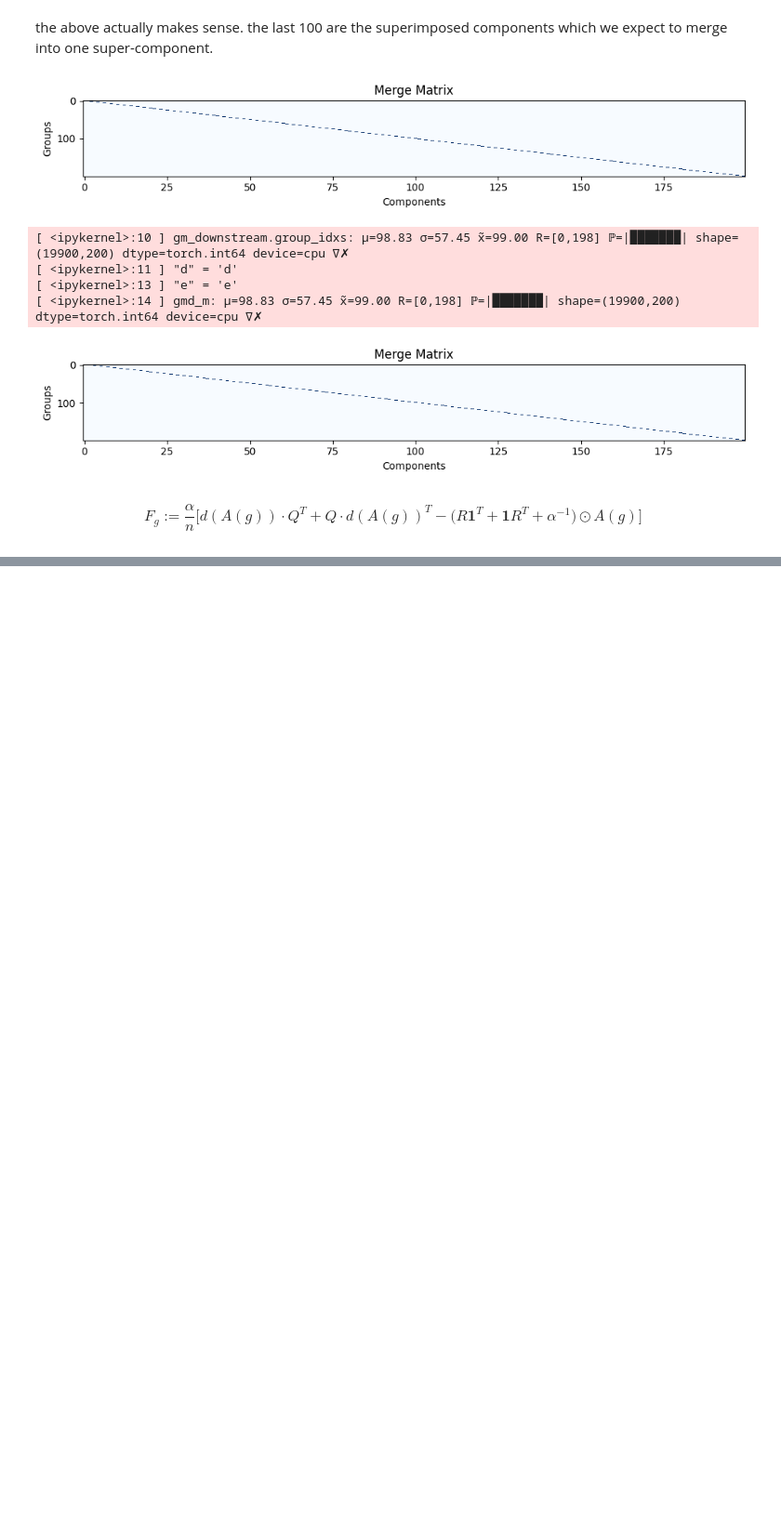
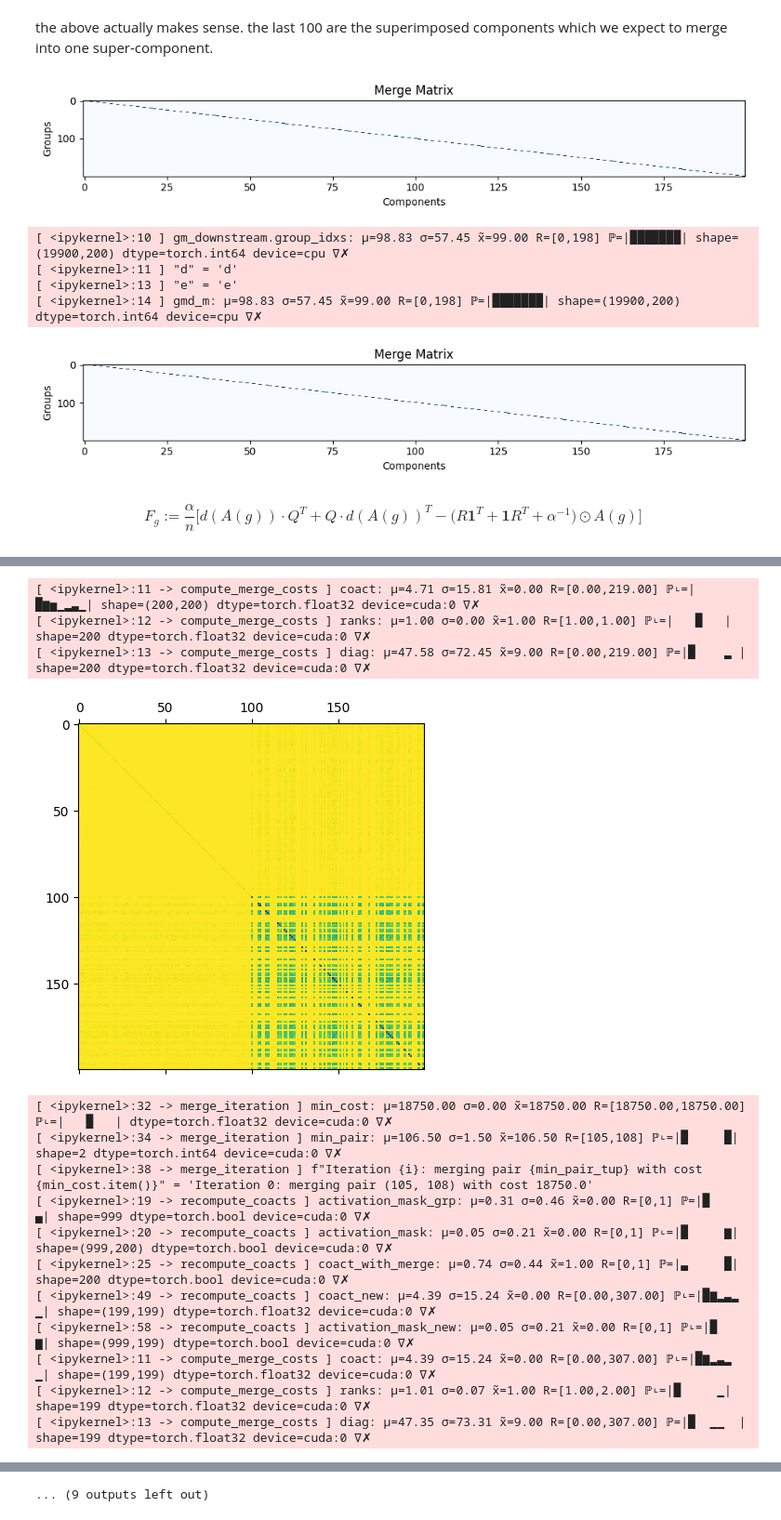
Before and after one commit to mivanit/apd, a Jupyter notebook: notebooks/mivanit/dev_grouping_3.ipynb, the cells around one changed output, grey strips where cells are left out. Shown at 93% size. Drawn from its saved outputs; the diff is of its cells as text; code cells hidden in the pictures; blank space fills up the shorter version.

```diff
--- a/notebooks/mivanit/dev_grouping_3.ipynb
+++ b/notebooks/mivanit/dev_grouping_3.ipynb
@@ -158,0 +247,75 @@ plt.matshow(costs.cpu(), cmap='viridis')
+# %%
+def merge_iteration(
+	coact: Bool[Tensor, "c_components c_components"],
+	activation_mask: Bool[Tensor, "samples c_components"],
+    alpha: float = 1.0,
+	iters: int = 100,
+):
+	# check shapes
+	c_components: int = coact.shape[0]
+	assert coact.shape[1] == c_components, "Coactivation matrix must be square"
+	assert activation_mask.shape[1] == c_components, "Activation mask must match coactivation matrix shape"
+
+	# start with an identity merge
+	current_merge: GroupMerge = GroupMerge.identity(n_components=c_components)
+	k_groups: int = c_components
+	current_coact: Float[Tensor, "k_groups k_groups"] = coact.clone()
+	current_act_mask: Bool[Tensor, "samples k_groups"] = activation_mask.clone()
+
+	# iteration counter
+	i: int = 0
+	while i < iters:
+		# compute costs
+		costs: Float[Tensor, "c_components c_components"] = compute_merge_costs(
+			coact=current_coact,
+			merges=current_merge,
+			alpha=alpha,
+		)
+
+		# find the minimum cost pair
+		plt.matshow(costs.cpu(), cmap='viridis')
+		plt.show()
+		min_cost: Float[Tensor, ""] = costs[~torch.eye(k_groups, dtype=torch.bool)].min()
+		dbg_auto(min_cost)
+		min_pair: Int[Tensor, "i j"] = torch.where(costs == min_cost)[0]
+		dbg_auto(min_pair)
+		min_pair_tup: tuple[int, int] = (min_pair[0].item(), min_pair[1].item())
+
+		# merge the pair
+		dbg(f"Iteration {i}: merging pair {min_pair_tup} with cost {min_cost.item()}")
+		current_merge, current_coact, current_act_mask = recompute_coacts(
+			coact=current_coact,
+			merges=current_merge,
+			merge_pair=min_pair_tup,
+			activation_mask=current_act_mask,
+		)
+
+		k_groups -= 1
+		assert current_coact.shape[0] == k_groups, "Coactivation matrix shape should match number of groups"
+		assert current_coact.shape[1] == k_groups, "Coactivation matrix shape should match number of groups"
+		assert current_act_mask.shape[1] == k_groups, "Activation mask shape should match number of groups"
+
+		i += 1
+
+merge_iteration(
+	coact=COACTIVATIONS['co_occurrence_matrix'],
+	activation_mask=COACTIVATIONS['active_mask'],
+	alpha=1.0,
+	iters=10,
+)
+# %% [output]
+[ <ipykernel>:11 -> compute_merge_costs ] coact: μ=4.71 σ=15.81 x̃=0.00 R=[0.00,219.00] ℙ˪=|█▆▅▁▂▃▁| shape=(200,200) dtype=torch.float32 device=cuda:0 ∇✗
+[ <ipykernel>:12 -> compute_merge_costs ] ranks: μ=1.00 σ=0.00 x̃=1.00 R=[1.00,1.00] ℙ˪=|   █   | shape=200 dtype=torch.float32 device=cuda:0 ∇✗
+[ <ipykernel>:13 -> compute_merge_costs ] diag: μ=47.58 σ=72.45 x̃=9.00 R=[0.00,219.00] ℙ=|█    ▂ | shape=200 dtype=torch.float32 device=cuda:0 ∇✗
+[figure, added]
+[ <ipykernel>:32 -> merge_iteration ] min_cost: μ=18750.00 σ=0.00 x̃=18750.00 R=[18750.00,18750.00] ℙ˪=|   █   | dtype=torch.float32 device=cuda:0 ∇✗
+[ <ipykernel>:34 -> merge_iteration ] min_pair: μ=106.50 σ=1.50 x̃=106.50 R=[105,108] ℙ˪=|█     █| shape=2 dtype=torch.int64 device=cuda:0 ∇✗
+[ <ipykernel>:38 -> merge_iteration ] f"Iteration {i}: merging pair {min_pair_tup} with cost {min_cost.item()}" = 'Iteration 0: merging pair (105, 108) with cost 18750.0'
+[ <ipykernel>:19 -> recompute_coacts ] activation_mask_grp: μ=0.31 σ=0.46 x̃=0.00 R=[0,1] ℙ=|█     ▄| shape=999 dtype=torch.bool device=cuda:0 ∇✗
+[ <ipykernel>:20 -> recompute_coacts ] activation_mask: μ=0.05 σ=0.21 x̃=0.00 R=[0,1] ℙ˪=|█     ▆| shape=(999,200) dtype=torch.bool device=cuda:0 ∇✗
+[ <ipykernel>:25 -> recompute_coacts ] coact_with_merge: μ=0.74 σ=0.44 x̃=1.00 R=[0,1] ℙ=|▃     █| shape=200 dtype=torch.bool device=cuda:0 ∇✗
+[ <ipykernel>:49 -> recompute_coacts ] coact_new: μ=4.39 σ=15.24 x̃=0.00 R=[0.00,307.00] ℙ˪=|█▆▂▃▂ ▁| shape=(199,199) dtype=torch.float32 device=cuda:0 ∇✗
+[ <ipykernel>:58 -> recompute_coacts ] activation_mask_new: μ=0.05 σ=0.21 x̃=0.00 R=[0,1] ℙ˪=|█     ▆| shape=(999,199) dtype=torch.bool device=cuda:0 ∇✗
+[ <ipykernel>:11 -> compute_merge_costs ] coact: μ=4.39 σ=15.24 x̃=0.00 R=[0.00,307.00] ℙ˪=|█▆▂▃▂ ▁| shape=(199,199) dtype=torch.float32 device=cuda:0 ∇✗
+[ <ipykernel>:12 -> compute_merge_costs ] ranks: μ=1.01 σ=0.07 x̃=1.00 R=[1.00,2.00] ℙ˪=|█     ▁| shape=199 dtype=torch.float32 device=cuda:0 ∇✗
+[ <ipykernel>:13 -> compute_merge_costs ] diag: μ=47.35 σ=73.31 x̃=9.00 R=[0.00,307.00] ℙ=|█  ▁▁  | shape=199 dtype=torch.float32 device=cuda:0 ∇✗
@@ -159,3 +371,4 @@ plt.matshow(costs.cpu(), cmap='viridis')
+... (9 outputs left out)
 # %%
 
 
```
Also changed, not shown: parts of 4 cells of this notebook, 1 other file.
